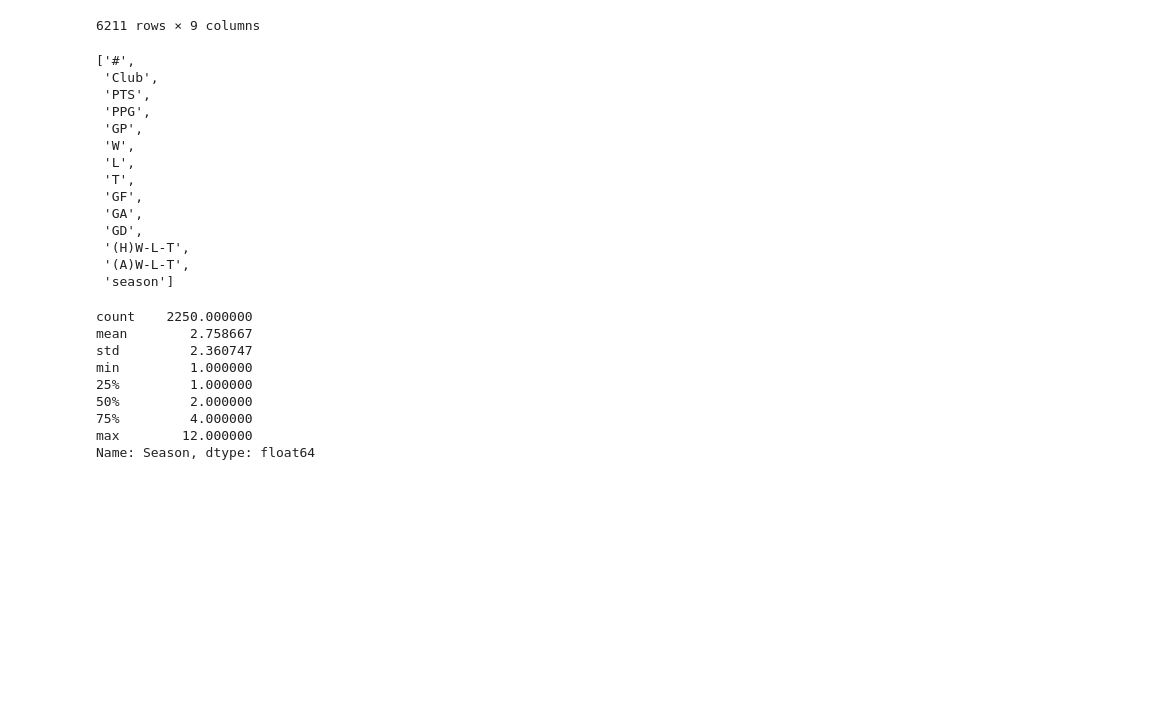
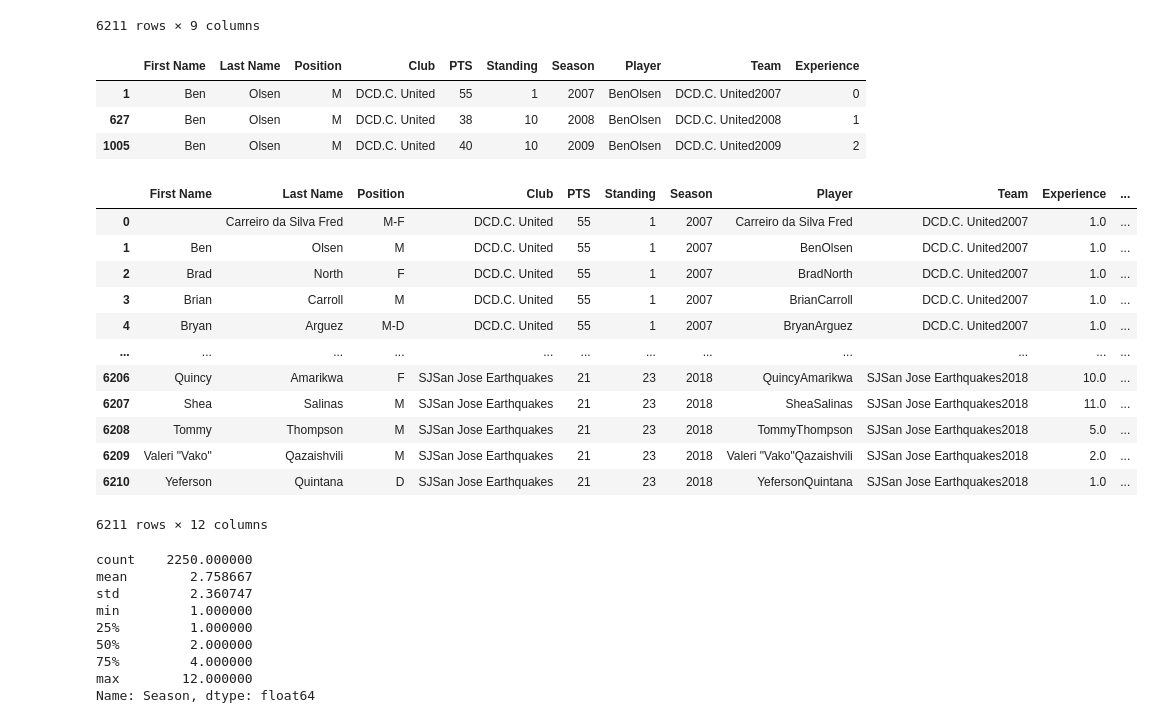
Before and after one commit to joshuadanielp/umn_fantasy_soccer, a Jupyter notebook: notebooks/research01.ipynb, the cells around one changed output. Drawn from its saved outputs; the diff is of its cells as text; code cells hidden in the pictures; blank space fills up the shorter version.

```diff
--- a/notebooks/research01.ipynb
+++ b/notebooks/research01.ipynb
@@ -51,23 +55,40 @@ dataset
 | 6209 | Valeri "Vako" | Qazaishvili | M | SJSan Jose Earthquakes | 21 | 23 | 2018 | Valeri "Vako"Qazaishvili | SJSan Jose Earthquakes2018 |
 | 6210 | Yeferson | Quintana | D | SJSan Jose Earthquakes | 21 | 23 | 2018 | YefersonQuintana | SJSan Jose Earthquakes2018 |
 6211 rows × 9 columns
-# %%
-a.keys()
-# %% [output]
-['#',
- 'Club',
- 'PTS',
- 'PPG',
- 'GP',
- 'W',
- 'L',
- 'T',
- 'GF',
- 'GA',
- 'GD',
- '(H)W-L-T',
- '(A)W-L-T',
- 'season']
+# %%
+# Example on one player
+subset = dataset.loc[dataset["Player"] == "BenOlsen"].sort_values("Season")
+subset["Experience"] = range(subset.count()["Season"])
+subset
+#dataset.loc[dataset["Player"] == "BenOlsen"]
+# %% [output]
+|  | First Name | Last Name | Position | Club | PTS | Standing | Season | Player | Team | Experience |
+| 1 | Ben | Olsen | M | DCD.C. United | 55 | 1 | 2007 | BenOlsen | DCD.C. United2007 | 0 |
+| 627 | Ben | Olsen | M | DCD.C. United | 38 | 10 | 2008 | BenOlsen | DCD.C. United2008 | 1 |
+| 1005 | Ben | Olsen | M | DCD.C. United | 40 | 10 | 2009 | BenOlsen | DCD.C. United2009 | 2 |
+# %%
+# Add a column to the dataset "Experience" - how many years the player was in MLS prior to the season
+for player in pd.unique(dataset["Player"]):
+    subset = dataset.loc[dataset["Player"] == player].sort_values("Season")
+    subset["Experience"] = range(subset.count()["Season"])
+    for season in subset["Season"]:
+        exp = subset.loc[subset["Season"] == season]["Experience"].array[0]
+        dataset.loc[((dataset["Player"] == player) & (dataset["Season"] == season)), ["Experience"]] = exp + 1
+dataset
+# %% [output]
+|  | First Name | Last Name | Position | Club | PTS | Standing | Season | Player | Team | Experience | ... |
+| 0 |  | Carreiro da Silva Fred | M-F | DCD.C. United | 55 | 1 | 2007 | Carreiro da Silva Fred | DCD.C. United2007 | 1.0 | ... |
+| 1 | Ben | Olsen | M | DCD.C. United | 55 | 1 | 2007 | BenOlsen | DCD.C. United2007 | 1.0 | ... |
+| 2 | Brad | North | F | DCD.C. United | 55 | 1 | 2007 | BradNorth | DCD.C. United2007 | 1.0 | ... |
+| 3 | Brian | Carroll | M | DCD.C. United | 55 | 1 | 2007 | BrianCarroll | DCD.C. United2007 | 1.0 | ... |
+| 4 | Bryan | Arguez | M-D | DCD.C. United | 55 | 1 | 2007 | BryanArguez | DCD.C. United2007 | 1.0 | ... |
+| ... | ... | ... | ... | ... | ... | ... | ... | ... | ... | ... | ... |
+| 6206 | Quincy | Amarikwa | F | SJSan Jose Earthquakes | 21 | 23 | 2018 | QuincyAmarikwa | SJSan Jose Earthquakes2018 | 10.0 | ... |
+| 6207 | Shea | Salinas | M | SJSan Jose Earthquakes | 21 | 23 | 2018 | SheaSalinas | SJSan Jose Earthquakes2018 | 11.0 | ... |
+| 6208 | Tommy | Thompson | M | SJSan Jose Earthquakes | 21 | 23 | 2018 | TommyThompson | SJSan Jose Earthquakes2018 | 5.0 | ... |
+| 6209 | Valeri "Vako" | Qazaishvili | M | SJSan Jose Earthquakes | 21 | 23 | 2018 | Valeri "Vako"Qazaishvili | SJSan Jose Earthquakes2018 | 2.0 | ... |
+| 6210 | Yeferson | Quintana | D | SJSan Jose Earthquakes | 21 | 23 | 2018 | YefersonQuintana | SJSan Jose Earthquakes2018 | 1.0 | ... |
+6211 rows × 12 columns
 # %%
 dataset.groupby("Player").count()["Season"].describe()
 # %% [output]
```
Also changed, not shown: parts of 13 cells of this notebook.
